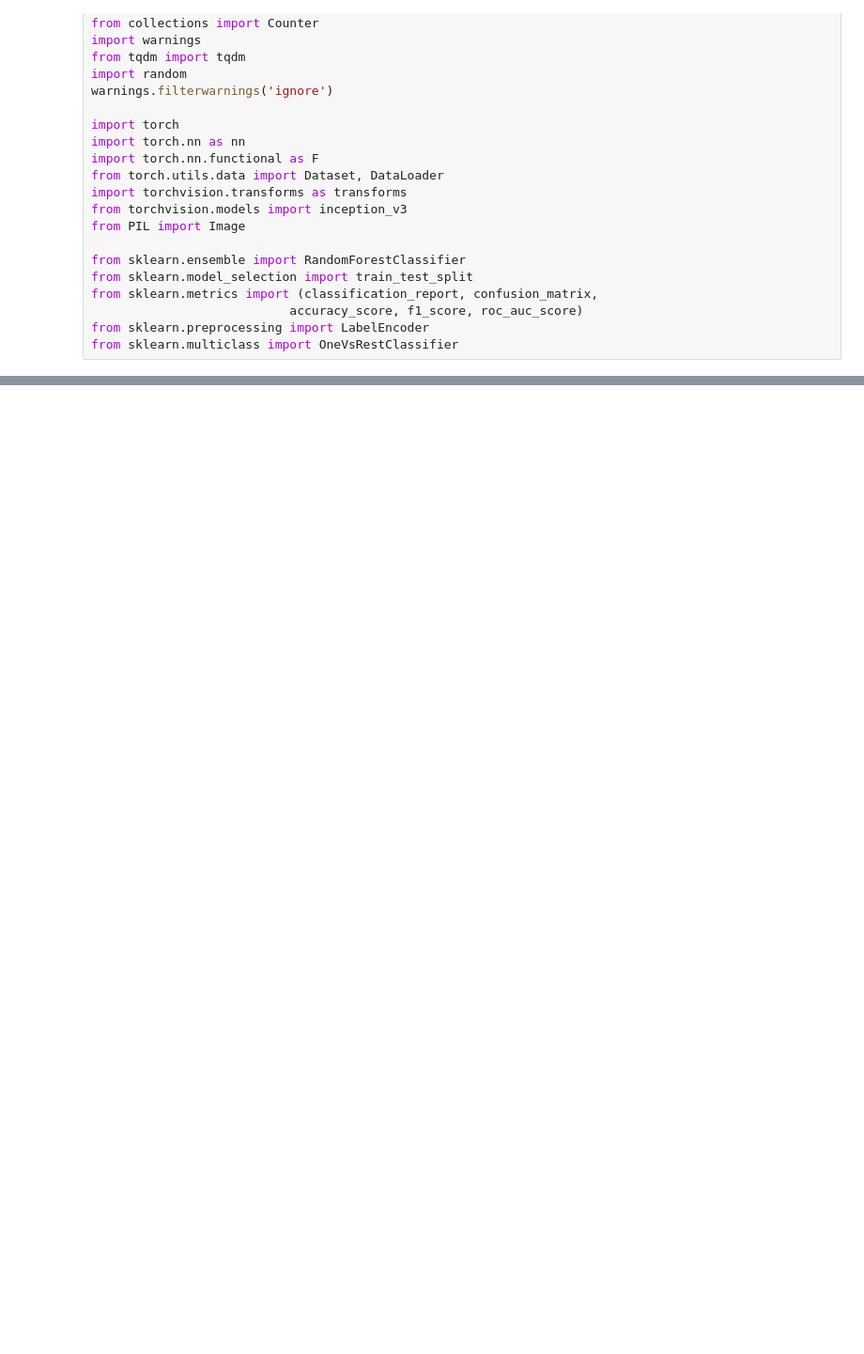
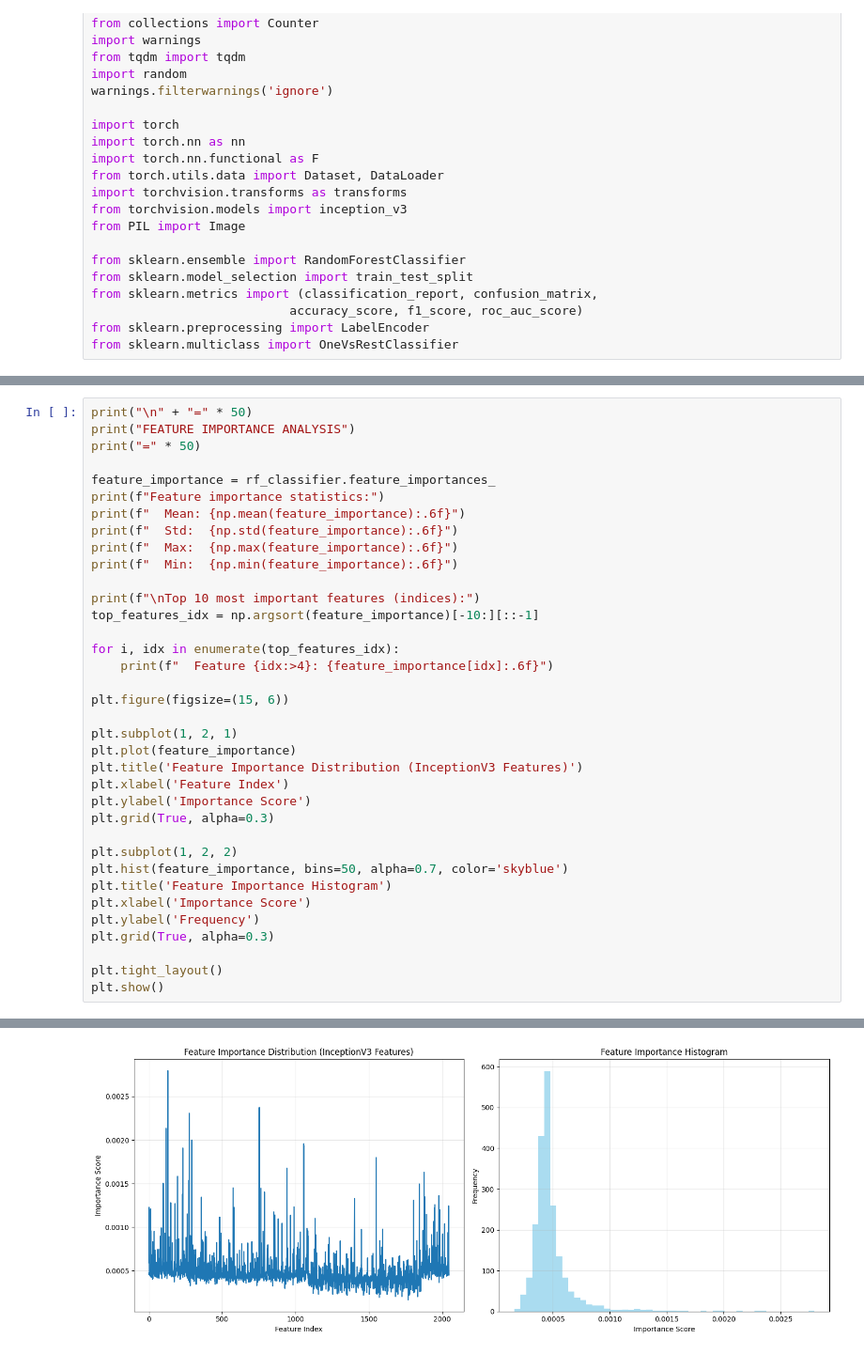
Before and after one commit to acoramadan/Asd_classification_image, a Jupyter notebook: notebook/random_forest/randomforest_inception30.ipynb, the cells around one changed output, grey strips where cells are left out. Shown at 94% size. Drawn from its saved outputs; the diff is of its cells as text; blank space fills up the shorter version.

```diff
--- a/notebook/random_forest/randomforest_inception30.ipynb
+++ b/notebook/random_forest/randomforest_inception30.ipynb
@@ -44,0 +684,37 @@ PyTorch version: 2.8.0+cu126
+# %%
+print("\n" + "=" * 50)
+print("FEATURE IMPORTANCE ANALYSIS")
+print("=" * 50)
+
+feature_importance = rf_classifier.feature_importances_
+print(f"Feature importance statistics:")
+print(f"  Mean: {np.mean(feature_importance):.6f}")
+print(f"  Std:  {np.std(feature_importance):.6f}")
+print(f"  Max:  {np.max(feature_importance):.6f}")
+print(f"  Min:  {np.min(feature_importance):.6f}")
+
+print(f"\nTop 10 most important features (indices):")
+top_features_idx = np.argsort(feature_importance)[-10:][::-1]
+
+for i, idx in enumerate(top_features_idx):
+    print(f"  Feature {idx:>4}: {feature_importance[idx]:.6f}")
+
+plt.figure(figsize=(15, 6))
+
+plt.subplot(1, 2, 1)
+plt.plot(feature_importance)
+plt.title('Feature Importance Distribution (InceptionV3 Features)')
+plt.xlabel('Feature Index')
+plt.ylabel('Importance Score')
+plt.grid(True, alpha=0.3)
+
+plt.subplot(1, 2, 2)
+plt.hist(feature_importance, bins=50, alpha=0.7, color='skyblue')
+plt.title('Feature Importance Histogram')
+plt.xlabel('Importance Score')
+plt.ylabel('Frequency')
+plt.grid(True, alpha=0.3)
+
+plt.tight_layout()
+plt.show()
+# %% [output]
@@ -44,0 +741 @@ PyTorch version: 2.8.0+cu126
+[figure, added]
```
Also changed, not shown: parts of 23 cells of this notebook, 4 other files.
